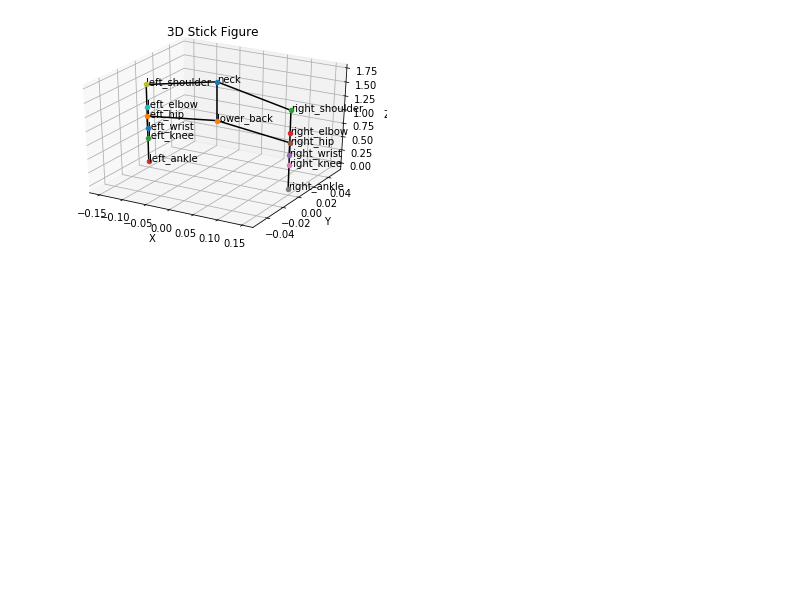
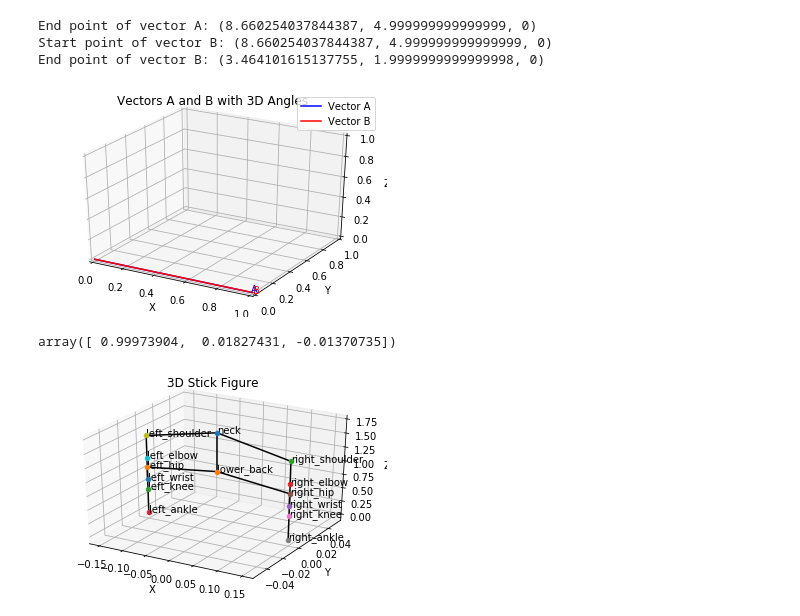
Before and after one commit to 11hoda11/Avatar, a Jupyter notebook: Avatar.ipynb, the cells around one changed output. Drawn from its saved outputs; the diff is of its cells as text; code cells hidden in the pictures; blank space fills up the shorter version.

```diff
--- a/Avatar.ipynb
+++ b/Avatar.ipynb
@@ -1,3 +1,80 @@
+# %%
+import numpy as np
+
+def calculate_end_point(length, angle_degrees):
+    angle_radians = np.radians(angle_degrees)
+    x = length * np.cos(angle_radians)
+    y = length * np.sin(angle_radians)
+    z = 0  # Assuming vectors are in the xy-plane
+    return x, y, z
+
+# Given information
+angle_degrees = 30  # Angle between vectors A and B
+length_A = 10.0      # Length of vector A
+length_B = 4.0      # Length of vector B
+
+# Calculate end points of vectors A and B
+end_point_A = calculate_end_point(length_A, angle_degrees)
+start_point_B = end_point_A
+end_point_B = calculate_end_point(length_B, angle_degrees)
+
+print("End point of vector A:", end_point_A)
+print("Start point of vector B:", start_point_B)
+print("End point of vector B:", end_point_B)
+# %% [output]
+End point of vector A: (8.660254037844387, 4.999999999999999, 0)
+Start point of vector B: (8.660254037844387, 4.999999999999999, 0)
+End point of vector B: (3.464101615137755, 1.9999999999999998, 0)
+# %%
+import numpy as np
+import matplotlib.pyplot as plt
+from mpl_toolkits.mplot3d import Axes3D
+from scipy.spatial.transform import Rotation as R
+
+def calculate_quaternion_rotation(angles_degrees):
+    angle_x, angle_y, angle_z = np.radians(angles_degrees)
+    rotation = R.from_euler('xyz', [angle_x, angle_y, angle_z], degrees=True)
+    return rotation
+
+# Given information
+angles_degrees = (30, 45, 60)  # 3D angles (angle_x, angle_y, angle_z) between the lines
+
+# Calculate quaternion rotation
+quaternion_rotation = calculate_quaternion_rotation(angles_degrees)
+
+# Define the endpoints of the lines
+origin = np.array([0, 0, 0])
+end_point_A = np.array([1, 0, 0])
+end_point_B = quaternion_rotation.apply(end_point_A)
+
+# Plot vectors and angles
+fig = plt.figure()
+ax = fig.add_subplot(111, projection='3d')
+
+# Plot lines
+ax.plot([origin[0], end_point_A[0]], [origin[1], end_point_A[1]], [origin[2], end_point_A[2]], color='blue', label='Vector A')
+ax.plot([origin[0], end_point_B[0]], [origin[1], end_point_B[1]], [origin[2], end_point_B[2]], color='red', label='Vector B')
+
+# Plot angles as arcs
+ax.text(end_point_A[0], end_point_A[1], end_point_A[2], 'A', color='blue')
+ax.text(end_point_B[0], end_point_B[1], end_point_B[2], 'B', color='red')
+
+ax.set_xlim(0, 1)
+ax.set_ylim(0, 1)
+ax.set_zlim(0, 1)
+
+ax.set_xlabel('X')
+ax.set_ylabel('Y')
+ax.set_zlabel('Z')
+ax.set_title('Vectors A and B with 3D Angles')
+
+ax.legend()
+
+plt.show()
+end_point_B
+# %% [output]
+[figure, added]
+array([ 0.99973904,  0.01827431, -0.01370735])
 # %%
 import numpy as np
 import matplotlib.pyplot as plt
```
